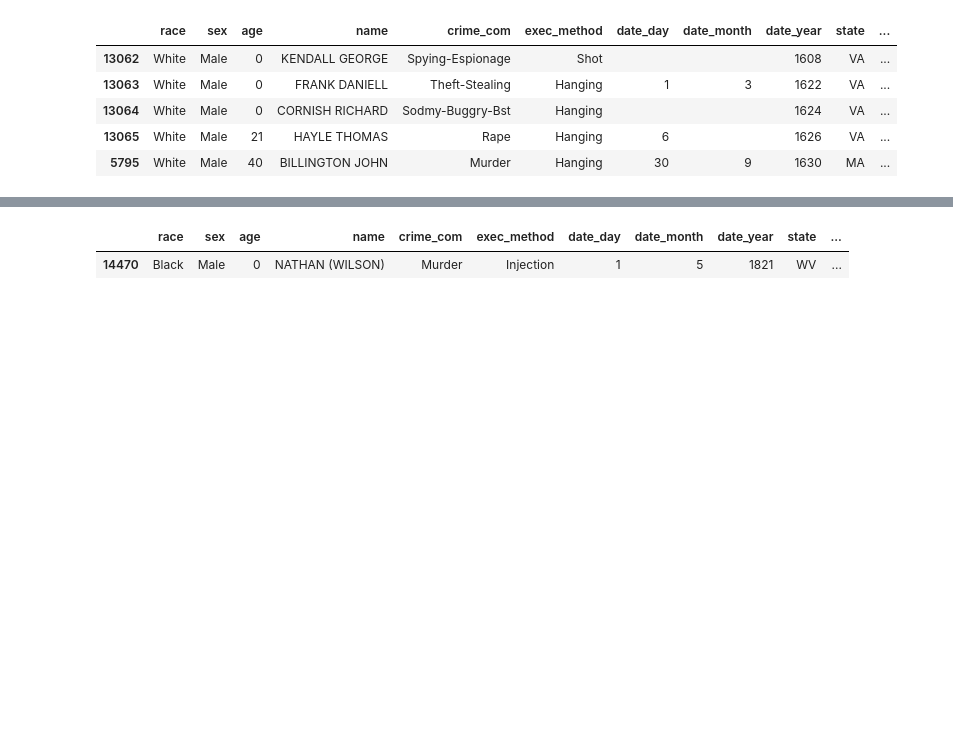
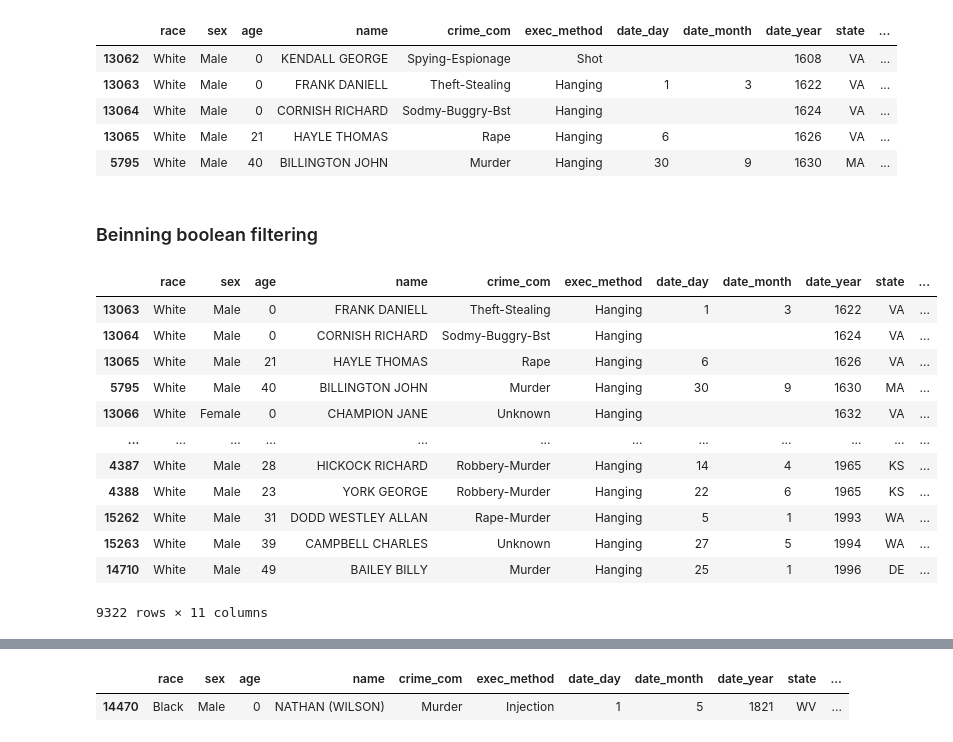
Before and after one commit to max-reevage/us-execution-trends-exploration, a Jupyter notebook: notebooks/execution_data_practice(2).ipynb, the cells around one changed output, grey strips where cells are left out. Drawn from its saved outputs; the diff is of its cells as text; code cells hidden in the pictures; blank space fills up the shorter version.

```diff
--- a/notebooks/execution_data_practice(2).ipynb
+++ b/notebooks/execution_data_practice(2).ipynb
@@ -286,6 +449,22 @@ df.head()
 | 13064 | White | Male | 0 | CORNISH RICHARD | Sodmy-Buggry-Bst | Hanging |  |  | 1624 | VA | ... |
 | 13065 | White | Male | 21 | HAYLE THOMAS | Rape | Hanging | 6 |  | 1626 | VA | ... |
 | 5795 | White | Male | 40 | BILLINGTON JOHN | Murder | Hanging | 30 | 9 | 1630 | MA | ... |
+# %% [markdown]
+### Beinning boolean filtering
 # %%
-# df[df['exec_method'] == 'Hanging']
+df[df['exec_method'] == 'Hanging']
+# %% [output]
+|  | race | sex | age | name | crime_com | exec_method | date_day | date_month | date_year | state | ... |
+| 13063 | White | Male | 0 | FRANK DANIELL | Theft-Stealing | Hanging | 1 | 3 | 1622 | VA | ... |
+| 13064 | White | Male | 0 | CORNISH RICHARD | Sodmy-Buggry-Bst | Hanging |  |  | 1624 | VA | ... |
+| 13065 | White | Male | 21 | HAYLE THOMAS | Rape | Hanging | 6 |  | 1626 | VA | ... |
+| 5795 | White | Male | 40 | BILLINGTON JOHN | Murder | Hanging | 30 | 9 | 1630 | MA | ... |
+| 13066 | White | Female | 0 | CHAMPION JANE | Unknown | Hanging |  |  | 1632 | VA | ... |
+| ... | ... | ... | ... | ... | ... | ... | ... | ... | ... | ... | ... |
+| 4387 | White | Male | 28 | HICKOCK RICHARD | Robbery-Murder | Hanging | 14 | 4 | 1965 | KS | ... |
+| 4388 | White | Male | 23 | YORK GEORGE | Robbery-Murder | Hanging | 22 | 6 | 1965 | KS | ... |
+| 15262 | White | Male | 31 | DODD WESTLEY ALLAN | Rape-Murder | Hanging | 5 | 1 | 1993 | WA | ... |
+| 15263 | White | Male | 39 | CAMPBELL CHARLES | Unknown | Hanging | 27 | 5 | 1994 | WA | ... |
+| 14710 | White | Male | 49 | BAILEY BILLY | Murder | Hanging | 25 | 1 | 1996 | DE | ... |
+9322 rows × 11 columns
 # %%
```
Also changed, not shown: parts of 38 cells of this notebook, 1 other file.
